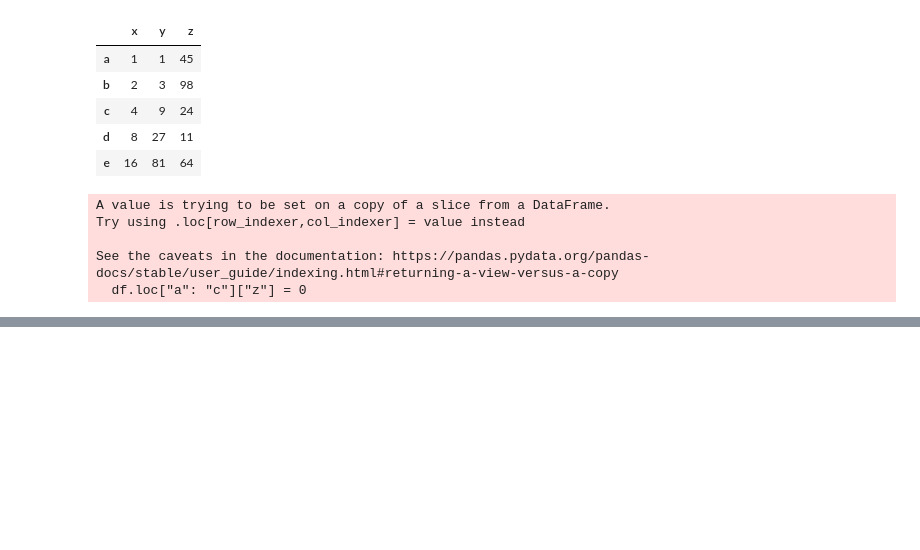
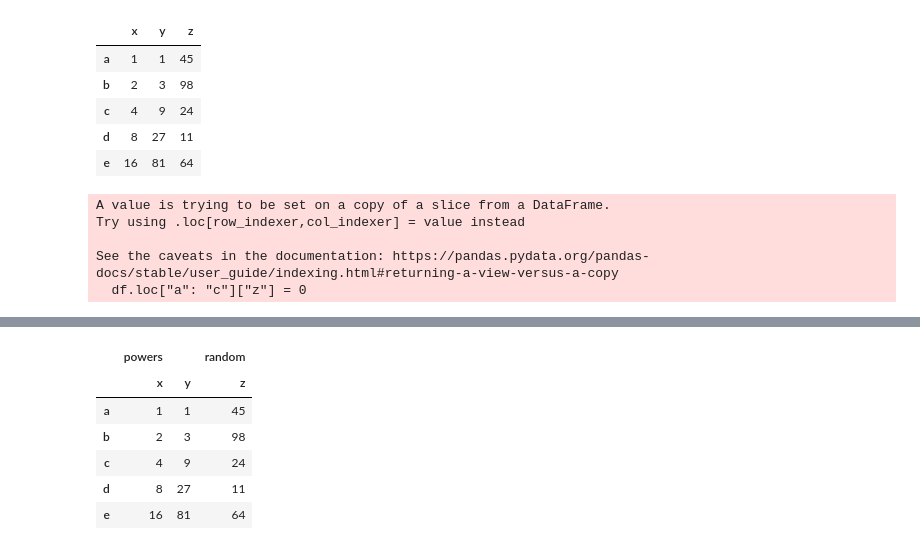
Before and after one commit to felipesebben/Pandas_learning_path, a Jupyter notebook: 6_setting_with_copy_warning/setting_with_copy_warning-_views_vs_copies.ipynb, the cells around one changed output, grey strips where cells are left out. Saved outputs shown, nothing was run; the diff lists cells and outputs as text; code cells hidden in the pictures; blank space fills up the shorter version.

```diff
--- a/6_setting_with_copy_warning/setting_with_copy_warning-_views_vs_copies.ipynb
+++ b/6_setting_with_copy_warning/setting_with_copy_warning-_views_vs_copies.ipynb
@@ -855,0 +953,17 @@ See the caveats in the documentation: https://pandas.pydata.org/pandas-docs/stab
+# %%
+df = pd.DataFrame(
+    data={("powers", "x"): 2**np.arange(5),
+          ("powers", "y"): 3**np.arange(5),
+          ("random", "z"): np.array([45, 98, 24, 11, 64])},
+    index=["a", "b", "c", "d", "e"]
+)
+# %%
+df
+# %% [output]
+|  | powers |  | random |
+|  | x | y | z |
+| a | 1 | 1 | 45 |
+| b | 2 | 3 | 98 |
+| c | 4 | 9 | 24 |
+| d | 8 | 27 | 11 |
+| e | 16 | 81 | 64 |
```
Also changed, not shown: parts of 22 cells of this notebook.
